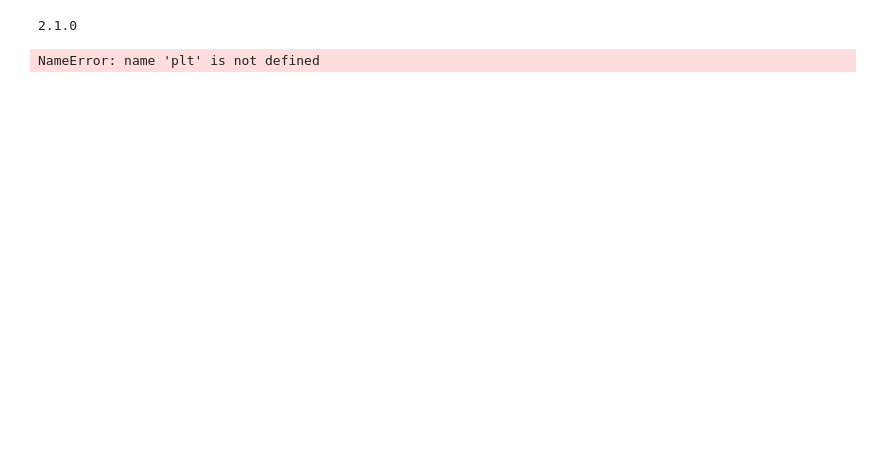
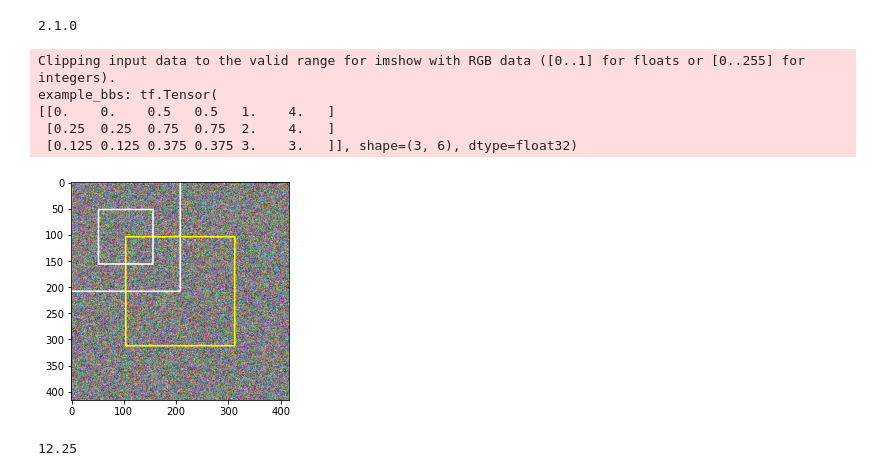
Before and after one commit to illini-robomaster/iRM_Autonomy_2020, a Jupyter notebook: dnn/utils/Sanity.ipynb, the cells around one changed output. Cells and saved outputs as stored; diff of their text form; code cells hidden in the pictures; blank space fills up the shorter version.

Commit message:
Replace FLAGS with param in dnn/model, remove some redundant imports. Draft a training script

```diff
--- a/dnn/utils/Sanity.ipynb
+++ b/dnn/utils/Sanity.ipynb
@@ -24,35 +25,40 @@ class_colors = list(
 # [(bbxy1,bbxy2,class,best anchor)]
 example_bbs = [[
     0, 0, int(encoder.img_size / 2),
     int(encoder.img_size / 2), 1, 0],
     [
                    int(encoder.img_size / 4),
                    int(encoder.img_size / 4),
                    int(encoder.img_size * 3 / 4),
                    int(encoder.img_size * 3 / 4), 2, 0],
     [
         int(encoder.img_size / 8),
         int(encoder.img_size / 8),
         int(encoder.img_size * 3 / 8),
         int(encoder.img_size * 3 / 8), 3, 0
     ]]
 
 for i, bb in enumerate(example_bbs):
     bb_dim = np.array((bb[2], bb[3])) - (bb[0], bb[1])
     fitness = list(
-        map(lambda anch: np.sum(abs(bb_dim - anch)), YOLO_TINY_ANCHORS))
+        map(lambda anch: np.sum(abs(bb_dim - anch)), PARAM['yolo_tiny_anchors']))
     example_bbs[i][-1] = np.argmin(fitness)
     cv2.rectangle(test_images[0], (bb[0], bb[1]), (bb[2], bb[3]),
                   class_colors[bb[-2] - 1], 2)
 
 plt.figure()
 plt.imshow(test_images[0])
 example_bbs = np.array(example_bbs,dtype=np.float32)
 example_bbs[:,0:4]/=encoder.img_size
 example_bbs = tf.convert_to_tensor(example_bbs,dtype = tf.float32)
 print("example_bbs:", example_bbs)
 # %% [output]
-NameError: name 'plt' is not defined
+Clipping input data to the valid range for imshow with RGB data ([0..1] for floats or [0..255] for integers).
+example_bbs: tf.Tensor(
+[[0.    0.    0.5   0.5   1.    4.   ]
+ [0.25  0.25  0.75  0.75  2.    4.   ]
+ [0.125 0.125 0.375 0.375 3.    3.   ]], shape=(3, 6), dtype=float32)
+[figure, added]
 # %%
 scale=1
 yolo_label = encoder.transform_label_for_output(example_bbs,
@@ -66,0 +67,4 @@ for x in range(13):
+# %%
+print(np.sum(yolo_label))
+# %% [output]
+12.25
```
Also changed, not shown: parts of 4 cells of this notebook, 8 other files.
